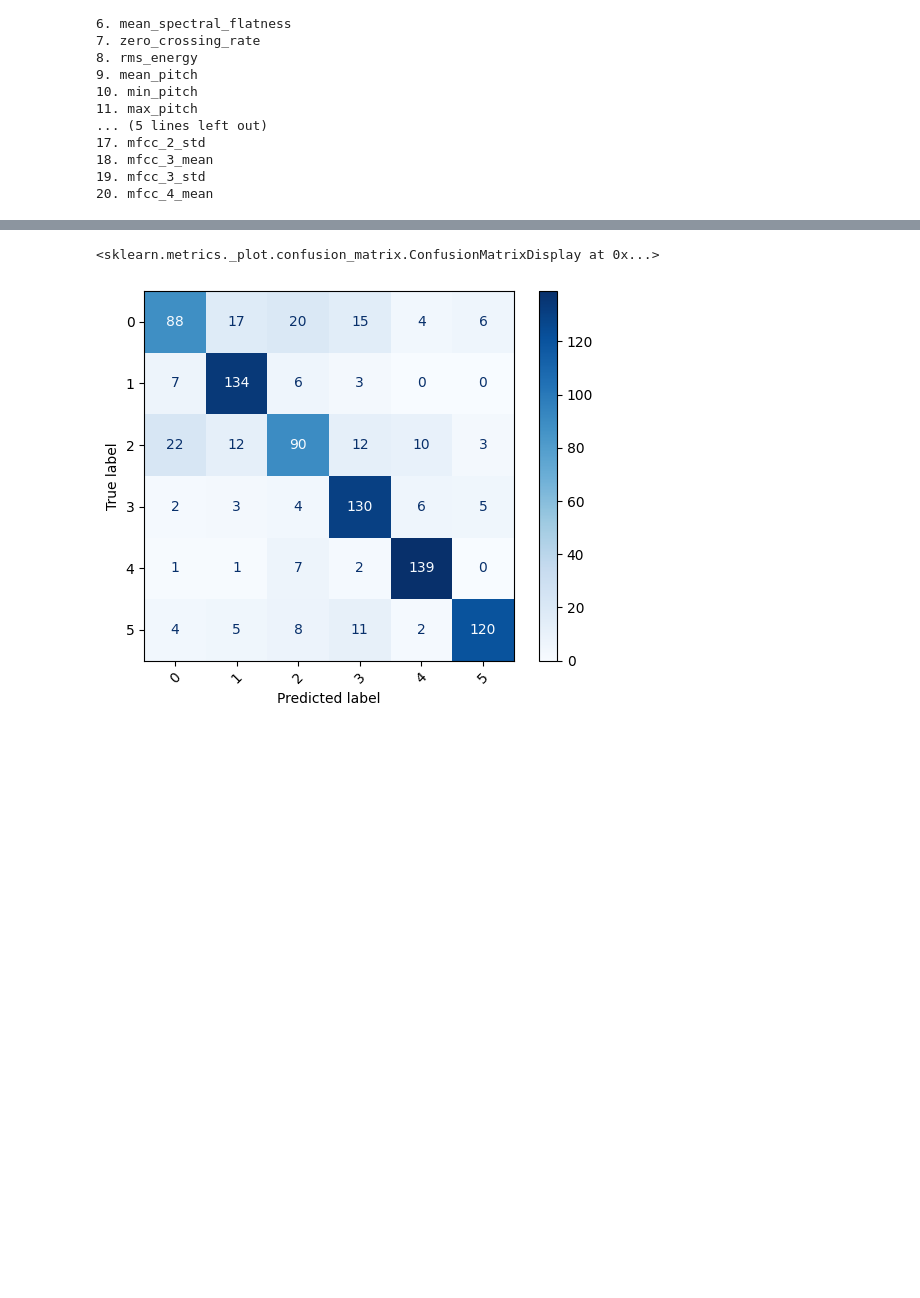
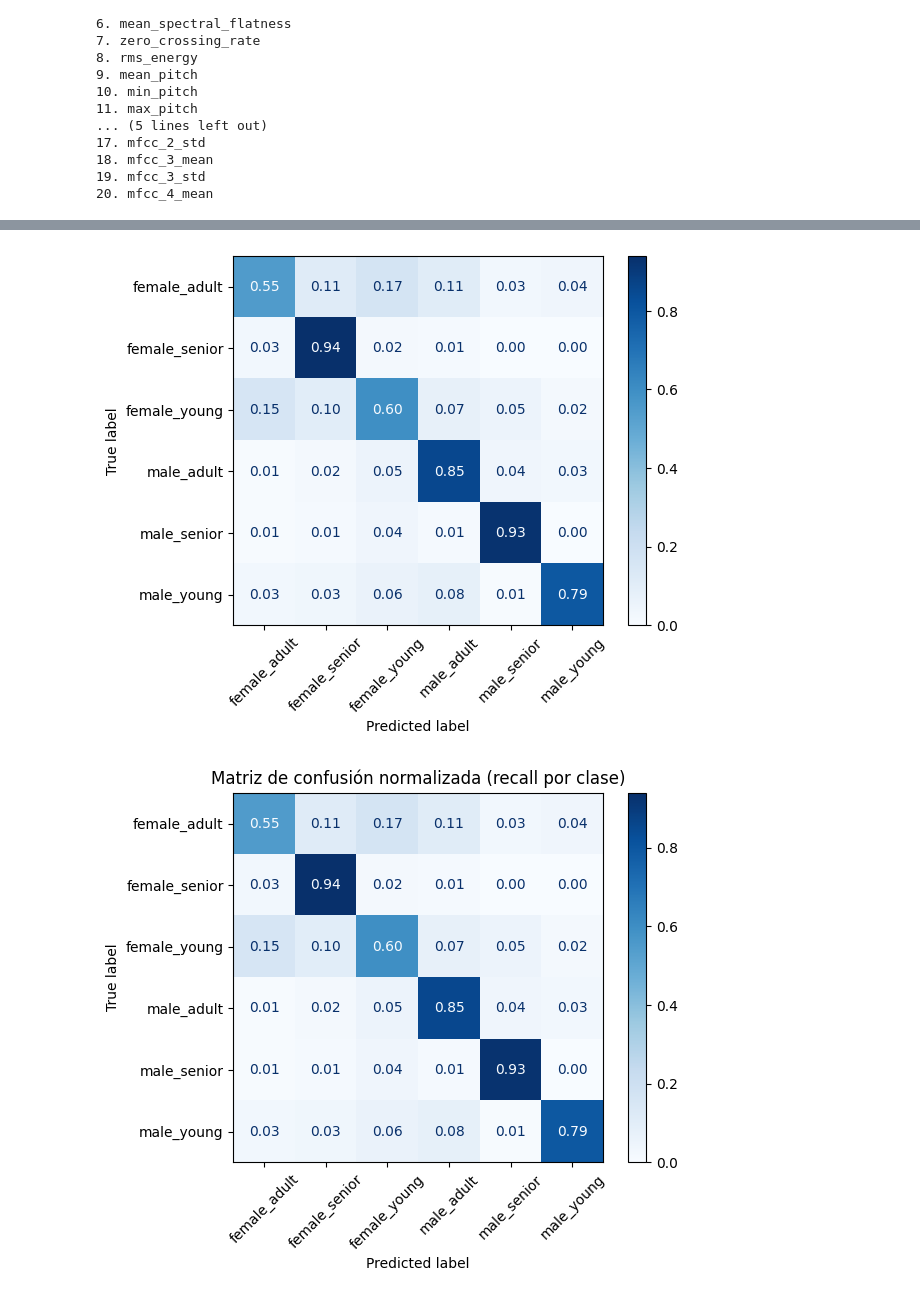
Before and after one commit to magnanimous-se7en/Modelo-predictivo-de-audios---Random-Forest, a Jupyter notebook: rfaudios.ipynb, the cells around one changed output, grey strips where cells are left out. Cells and saved outputs as stored; diff of their text form; code cells hidden in the pictures; blank space fills up the shorter version.

Commit message:
Entrenamiento modelo de audios

```diff
--- a/rfaudios.ipynb
+++ b/rfaudios.ipynb
@@ -171,6 +171,6 @@ X_train, X_test, y_train, y_test = train_test_split(
 # %%
 from sklearn.ensemble import RandomForestClassifier
 
-rf = RandomForestClassifier(n_estimators=200, random_state=42, n_jobs=-1)
+rf = RandomForestClassifier(n_estimators=200, max_depth=10,min_samples_leaf=2,random_state=42, n_jobs=-1)
 rf.fit(X_train, y_train)
 # %% [output]
@@ -196,10 +197,33 @@ female_senior       0.78      0.89      0.83       150
 # %%
 #Matriz de confusion
 from sklearn.metrics import confusion_matrix, ConfusionMatrixDisplay
+import matplotlib.pyplot as plt
 
-cm = confusion_matrix(y_test, y_pred, labels=rf.classes_)
-disp = ConfusionMatrixDisplay(confusion_matrix=cm, display_labels=rf.classes_)
-disp.plot(xticks_rotation=45, cmap='Blues')
+# normalize='true' convierte los conteos en proporciones sobre las filas (Recall)
+cm = confusion_matrix(y_test, y_pred, labels=rf.classes_, normalize='true')
+
+# Usamos le.classes_ para obtener los nombres reales (female_adult, etc.)
+disp = ConfusionMatrixDisplay(confusion_matrix=cm, display_labels=le.classes_)
+
+# values_format='.2f' asegura el formato 0.80
+disp.plot(xticks_rotation=45, cmap='Blues', values_format='.2f')
+
+# filepath: c:\Users\jlpar\Escritorio\preprocesamiento audios\rfaudios.ipynb
+#Matriz de confusion
+from sklearn.metrics import confusion_matrix, ConfusionMatrixDisplay
+import matplotlib.pyplot as plt
+
+# normalize='true' convierte los conteos en proporciones sobre las filas (Recall)
+cm = confusion_matrix(y_test, y_pred, labels=rf.classes_, normalize='true')
+
+# Usamos le.classes_ para obtener los nombres reales (female_adult, etc.)
+disp = ConfusionMatrixDisplay(confusion_matrix=cm, display_labels=le.classes_)
+
+# values_format='.2f' asegura el formato 0.80
+disp.plot(xticks_rotation=45, cmap='Blues', values_format='.2f')
+
+plt.title("Matriz de confusión normalizada (recall por clase)")
+plt.show()
 # %% [output]
-<sklearn.metrics._plot.confusion_matrix.ConfusionMatrixDisplay at 0x...>
-[figure, old version]
+[figure, new version]
+[figure, added]
```
Also changed, not shown: parts of 7 cells of this notebook, 3 other files.
